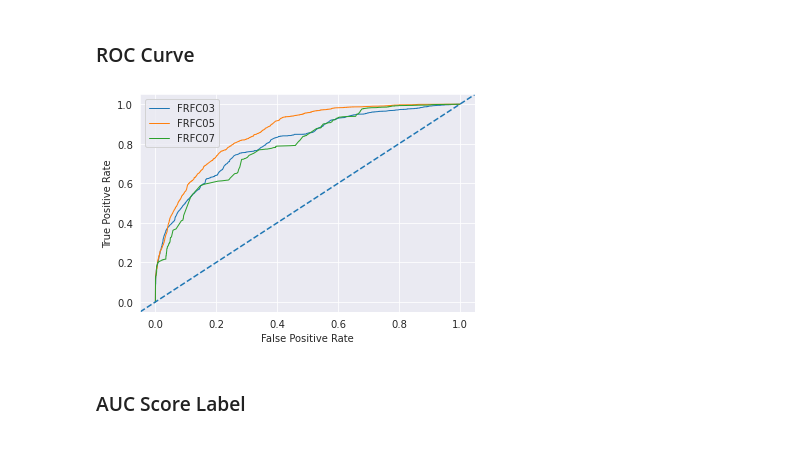
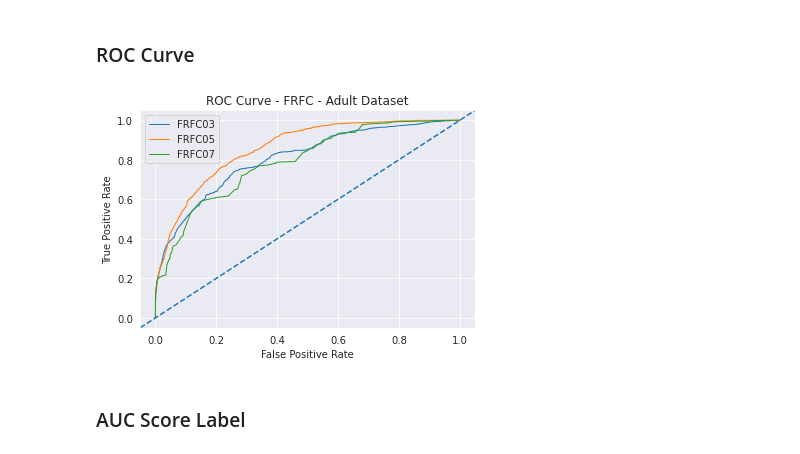
Before and after one commit to bcwein/Forseti, a Jupyter notebook: notebooks/model-evaluation.ipynb, the cells around one changed output. Saved outputs shown, nothing was run; the diff lists cells and outputs as text; code cells hidden in the pictures.

```diff
--- a/notebooks/model-evaluation.ipynb
+++ b/notebooks/model-evaluation.ipynb
@@ -289,20 +313,21 @@ fairnessDF.round(2)
 # %%
 fpr_fair, tpr_fair, threshold = roc_curve(y,  pred_adult_prob_FRFC03)
 fpr_income, tpr_income, _ = roc_curve(y,  pred_adult_prob_FRFC05)
 fpr_NBsens, tpr_NBsens, _ = roc_curve(y,  pred_adult_prob_FRFC07)
 
 #create ROC curve
 plt.plot(fpr_fair, tpr_fair, label='FRFC03', linewidth=1)
 plt.plot(fpr_income, tpr_income, label='FRFC05', linewidth=1)
 plt.plot(fpr_NBsens, tpr_NBsens, label='FRFC07', linewidth=1)
 plt.ylabel('True Positive Rate')
 plt.xlabel('False Positive Rate')
 plt.axline((1, 1), slope=1, ls="--")
 plt.legend()
-plt.savefig('figures/adult_FRFC_roc.png', dpi=200)
+plt.title('ROC Curve - FRFC - Adult Dataset')
+plt.savefig('figures/adult_frfc_roc.png', dpi=200, bbox_inches='tight')
 plt.show()
 # %% [output]
-[figure, old version]
+[figure, new version]
 # %% [markdown]
 ### AUC Score Label
 # %%
```
Also changed, not shown: parts of 10 cells of this notebook, 13 other files.
